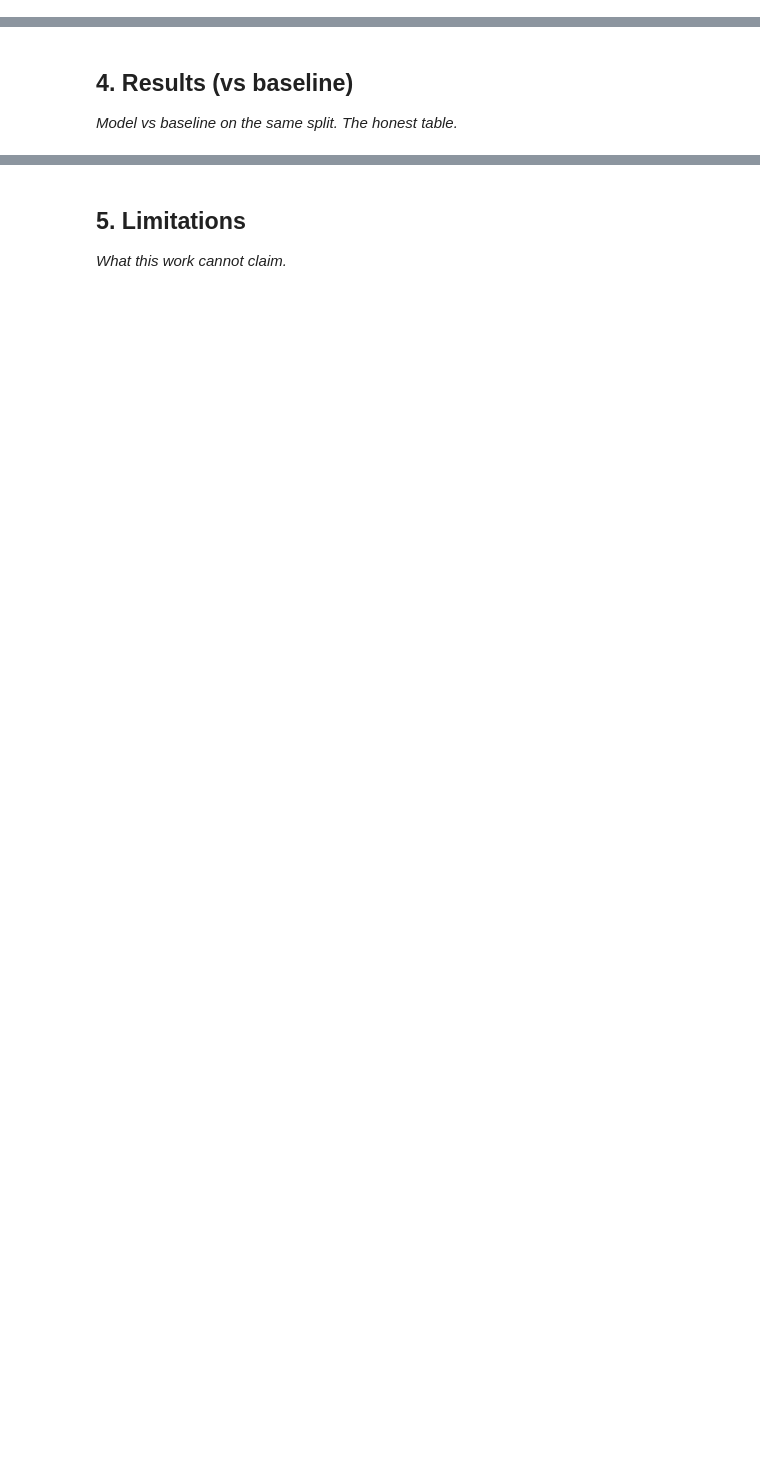
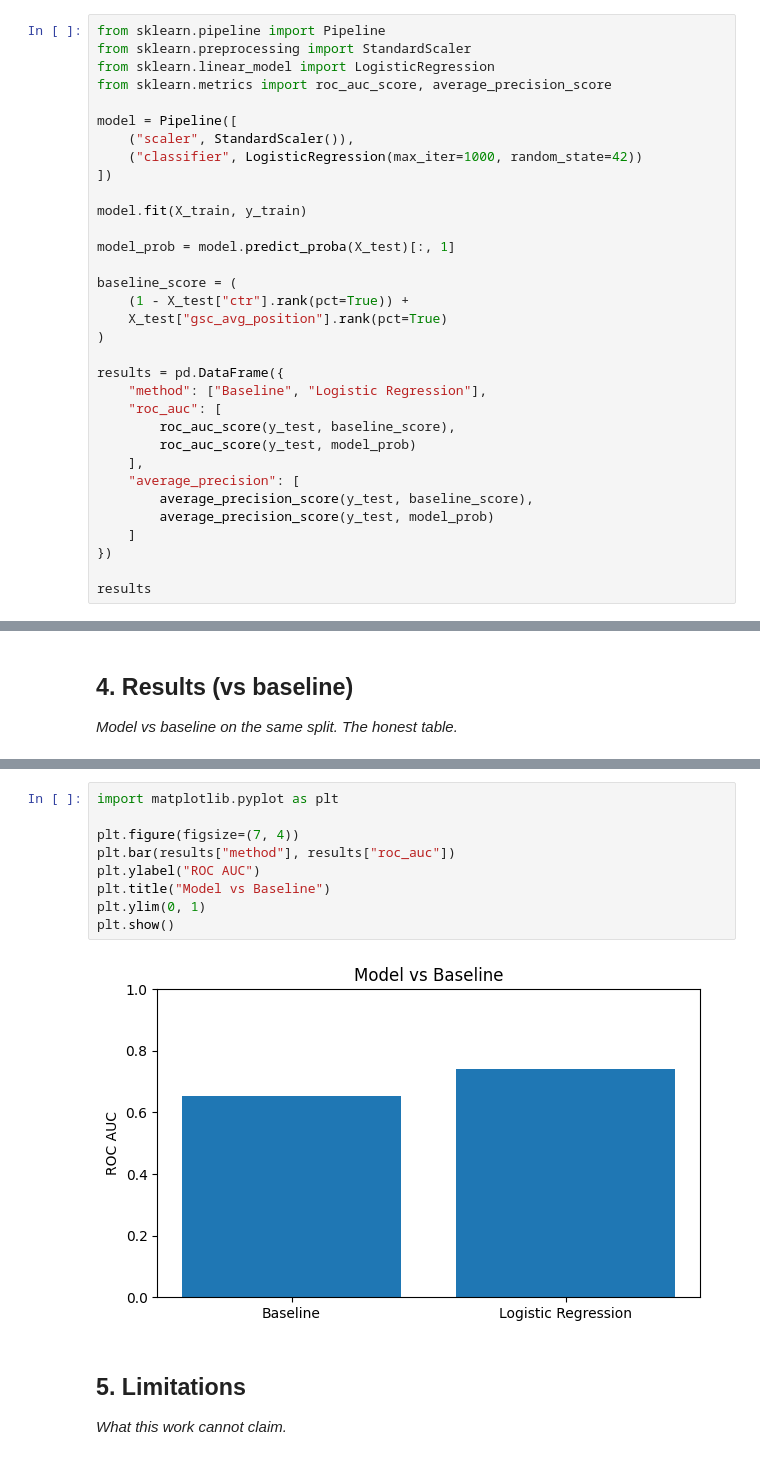
Before and after one commit to hassan9039/intern1, a Jupyter notebook: work/notebooks/capstone.ipynb, the cells around one changed output, grey strips where cells are left out. Saved outputs shown, nothing was run; the diff lists cells and outputs as text; blank space fills up the shorter version.

```diff
--- a/work/notebooks/capstone.ipynb
+++ b/work/notebooks/capstone.ipynb
@@ -20,0 +170,33 @@ This skeleton is yours to fill. Work the sections **in order** — each one has
+# %%
+from sklearn.pipeline import Pipeline
+from sklearn.preprocessing import StandardScaler
+from sklearn.linear_model import LogisticRegression
+from sklearn.metrics import roc_auc_score, average_precision_score
+
+model = Pipeline([
+    ("scaler", StandardScaler()),
+    ("classifier", LogisticRegression(max_iter=1000, random_state=42))
+])
+
+model.fit(X_train, y_train)
+
+model_prob = model.predict_proba(X_test)[:, 1]
+
+baseline_score = (
+    (1 - X_test["ctr"].rank(pct=True)) +
+    X_test["gsc_avg_position"].rank(pct=True)
+)
+
+results = pd.DataFrame({
+    "method": ["Baseline", "Logistic Regression"],
+    "roc_auc": [
+        roc_auc_score(y_test, baseline_score),
+        roc_auc_score(y_test, model_prob)
+    ],
+    "average_precision": [
+        average_precision_score(y_test, baseline_score),
+        average_precision_score(y_test, model_prob)
+    ]
+})
+
+results
@@ -25,3 +220,14 @@ This skeleton is yours to fill. Work the sections **in order** — each one has
+# %%
+import matplotlib.pyplot as plt
+
+plt.figure(figsize=(7, 4))
+plt.bar(results["method"], results["roc_auc"])
+plt.ylabel("ROC AUC")
+plt.title("Model vs Baseline")
+plt.ylim(0, 1)
+plt.show()
+# %% [output]
+[figure, added]
 # %% [markdown]
 ## 5. Limitations
 
```
Also changed, not shown: parts of 11 cells of this notebook.
